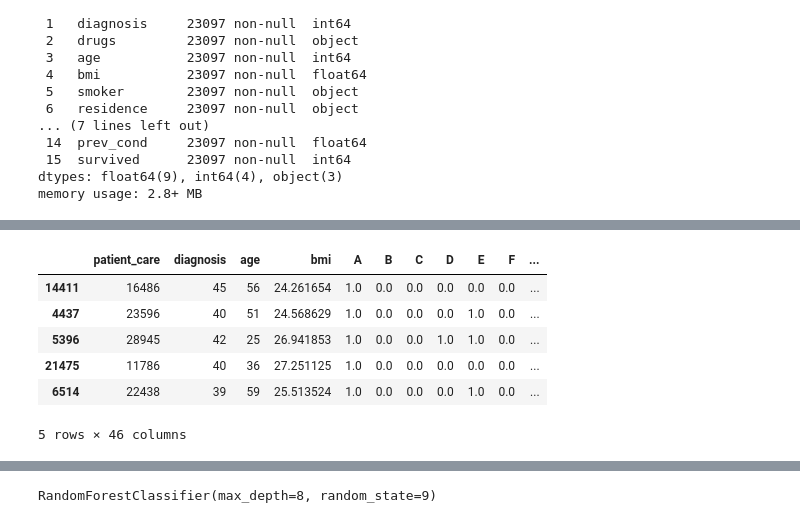
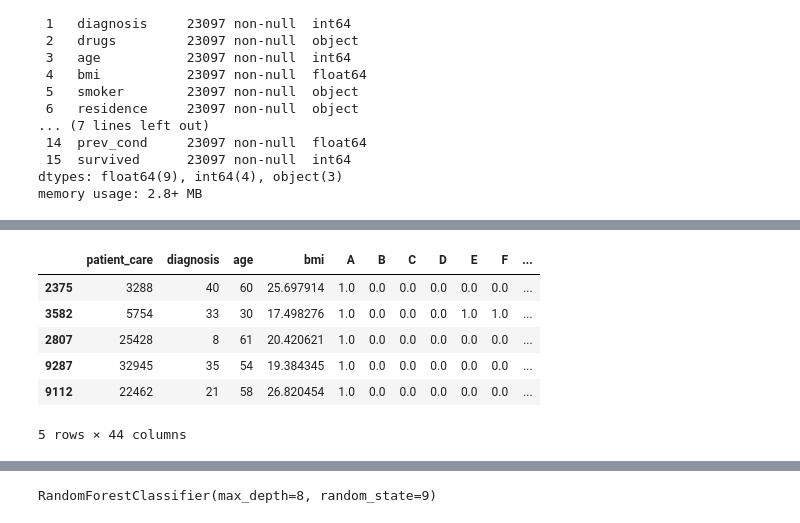
Before and after one commit to monyonko/survival_chance, a Jupyter notebook: survival_chance.ipynb, the cells around one changed output, grey strips where cells are left out. Drawn from its saved outputs; the diff is of its cells as text; code cells hidden in the pictures.

```diff
--- a/survival_chance.ipynb
+++ b/survival_chance.ipynb
@@ -295,7 +299,7 @@ sns.pairplot(testing_data)
 [figure]
 # %%
 #imputation
-included_data_single= dt_data
+included_data_single= included_data
 cols= included_data_single.columns
 num_cols = included_data_single.select_dtypes(include=np.number).columns
 included_data_single.loc[:,num_cols]=included_data_single.loc[:,num_cols].fillna(included_data_single.loc[:,num_cols].median())
@@ -514,3 +465,6 @@ Index(['patient_care', 'diagnosis', 'drugs', 'age', 'bmi', 'smoker',
+# %%
+testable_data_single.drop('smoker', axis=1, inplace=True)
+x.drop('smoker', axis=1, inplace=True)
 # %%
 # one hot encoder
 included_data_dummy = pd.get_dummies(x, prefix_sep='_', drop_first=True)
@@ -519,12 +473,12 @@ mainTesting_data_dummy = pd.get_dummies(testable_data_single, prefix_sep='_', dr
 # %%
 xTrain, xTest, yTrain, yTest = train_test_split(included_data_dummy, y, test_size = 0.3, random_state = 123)
 # %%
-xTest.head()
+xTrain.head()
 # %% [output]
 |  | patient_care | diagnosis | age | bmi | A | B | C | D | E | F | ... |
-| 14411 | 16486 | 45 | 56 | 24.261654 | 1.0 | 0.0 | 0.0 | 0.0 | 0.0 | 0.0 | ... |
-| 4437 | 23596 | 40 | 51 | 24.568629 | 1.0 | 0.0 | 0.0 | 0.0 | 1.0 | 0.0 | ... |
-| 5396 | 28945 | 42 | 25 | 26.941853 | 1.0 | 0.0 | 0.0 | 1.0 | 1.0 | 0.0 | ... |
-| 21475 | 11786 | 40 | 36 | 27.251125 | 1.0 | 0.0 | 0.0 | 0.0 | 0.0 | 0.0 | ... |
-| 6514 | 22438 | 39 | 59 | 25.513524 | 1.0 | 0.0 | 0.0 | 0.0 | 1.0 | 0.0 | ... |
+| 2375 | 3288 | 40 | 60 | 25.697914 | 1.0 | 0.0 | 0.0 | 0.0 | 0.0 | 0.0 | ... |
+| 3582 | 5754 | 33 | 30 | 17.498276 | 1.0 | 0.0 | 0.0 | 0.0 | 1.0 | 1.0 | ... |
+| 2807 | 25428 | 8 | 61 | 20.420621 | 1.0 | 0.0 | 0.0 | 0.0 | 0.0 | 0.0 | ... |
+| 9287 | 32945 | 35 | 54 | 19.384345 | 1.0 | 0.0 | 0.0 | 0.0 | 0.0 | 0.0 | ... |
+| 9112 | 22462 | 21 | 58 | 26.820454 | 1.0 | 0.0 | 0.0 | 0.0 | 0.0 | 0.0 | ... |
-5 rows × 46 columns
+5 rows × 44 columns
```
Also changed, not shown: parts of 37 cells of this notebook.
